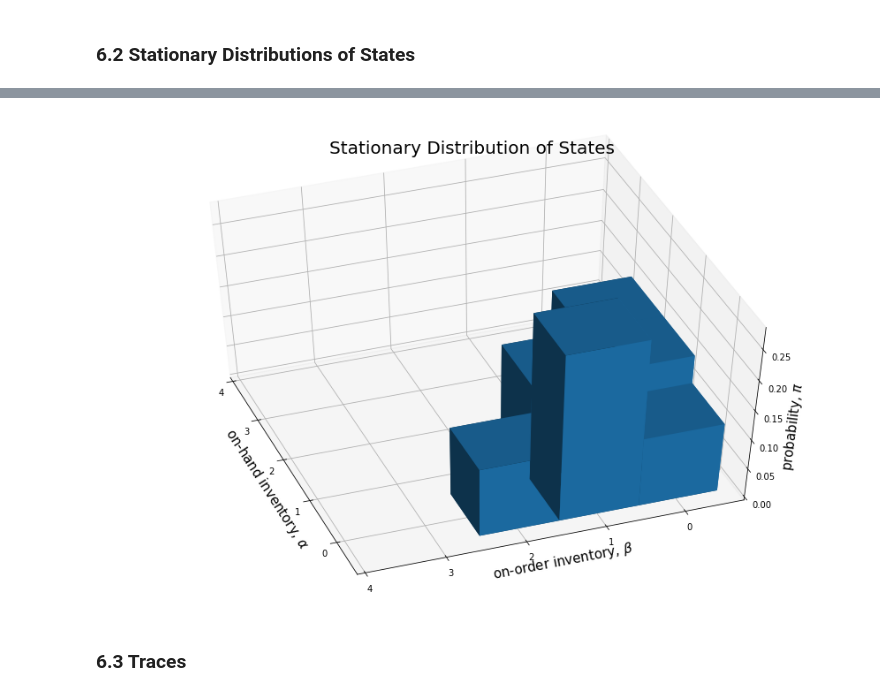
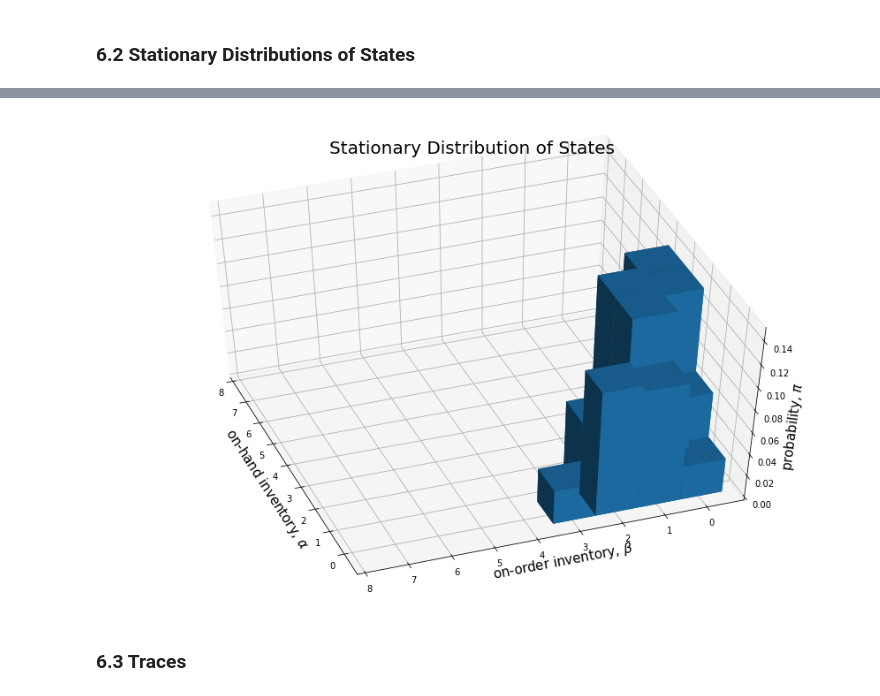
Before and after one commit to LearnableLoopAI/portfolio2, a Jupyter notebook: _notebooks/2022-06-26-InventoryManagement2_PORT.ipynb, the cells around one changed output, grey strips where cells are left out. Drawn from its saved outputs; the diff is of its cells as text; code cells hidden in the pictures.

```diff
--- a/_notebooks/2022-06-26-InventoryManagement2_PORT.ipynb
+++ b/_notebooks/2022-06-26-InventoryManagement2_PORT.ipynb
@@ -706,18 +714,19 @@ class SimpleInventoryMRPFinite(FiniteMarkovRewardProcess[InventoryState]):
         for alpha in range(self.capacity + 1): #alpha 0 to C
             for beta in range(self.capacity + 1 - alpha): #beta 0 to C - alpha
                 state = InventoryState(alpha, beta)
+                #eq (4.3), (4.4)
                 ip = state.inventory_position()
                 beta1 = self.capacity - ip
                 base_reward = - self.holding_cost*state.on_hand
                 state_reward_probs_map: Dict[Tuple[InventoryState, float], float] = {
                     (InventoryState(ip - i, beta1), base_reward):
-                    self.poisson_distr.pmf(i) for i in range(ip)
+                    self.poisson_distr.pmf(i) for i in range(ip) #i 0 to ip-1
                 }
-                probability = 1 - self.poisson_distr.cdf(ip - 1)
+                prob = 1 - self.poisson_distr.cdf(ip - 1) #. changed probability to prob
                 reward = base_reward - self.stockout_cost*\
-                    (probability*(self.poisson_lambda - ip) +
+                    (prob*(self.poisson_lambda - ip) +
                     ip*self.poisson_distr.pmf(ip))
-                state_reward_probs_map[(InventoryState(0, beta1), reward)] = probability
+                state_reward_probs_map[(InventoryState(0, beta1), reward)] = prob
                 d[state] = Categorical(state_reward_probs_map)
         return d
 # %% [markdown]
@@ -806,2 +741,14 @@ From State InventoryState(on_hand=2, on_order=0):
+# %%
+item_capacity = 3
+item_poisson_lambda = 1.0
+item_holding_cost = 1.0
+item_stockout_cost = 10.0
+item_gamma = 0.9
+si_mrp = SimpleInventoryMRPFinite(
+    capacity=item_capacity,
+    poisson_lambda=item_poisson_lambda,
+    holding_cost=item_holding_cost,
+    stockout_cost=item_stockout_cost
+)
 # %% [markdown]
 ## 6 Visualization
@@ -866,42 +943,35 @@ x3, y3, dz = [list(tup) for tup in zip(*list_of_tuples)]; x3, y3, dz
 # %%
-from mpl_toolkits.mplot3d import axes3d
-import matplotlib.pyplot as plt
-import numpy as np
-from matplotlib import style
-# style.use('ggplot')
-import matplotlib.ticker as ticker
-
 fig = plt.figure(figsize=(15, 10))
 ax1 = fig.add_subplot(111, projection='3d')
 
-list_of_tuples = [(ist[0].on_hand, ist[0].on_order, ist[1]) for ist in si_mrp.get_stationary_distribution()]; #list_of_tuples
+list_of_tuples = [(el[0].on_hand, el[0].on_order, el[1]) for el in si_mrp.get_stationary_distribution()]; #list_of_tuples
 x3, y3, dz = [list(tup) for tup in zip(*list_of_tuples)]; x3, y3, dz
 
 # x3 = [0, 1, 2, 1, 0, 0]
 # y3 = [0, 1, 0, 0, 2, 1]
 n = len(dz)
 z3 = np.zeros(n)
 dx = np.ones(n)
 dy = np.ones(n)
 # dz = [0.117, 0.162, 0.162, 0.162, 0.117, 0.279]
 
 ax1.bar3d(x3, y3, z3, dx, dy, dz)
 
 ax1.set_xticks([e+0.5 for e in range(n - 1)])
 ax1.set_xticklabels(range(n - 1))
 ax1.set_xlabel(r'on-hand inventory, $\alpha$', fontsize=15)
 
 ax1.set_yticks([e+0.5 for e in range(n - 1)])
 ax1.set_yticklabels(range(n - 1))
 ax1.set_ylabel(r'on-order inventory, $\beta$', fontsize=15)
 
 ax1.set_zlabel(r'probability, $\pi$', fontsize=15)
 ax1.set_title('Stationary Distribution of States', fontsize=20)
 ax1.view_init(ax1.elev + 20, -200)
 # ax.elev + 10, -160
 plt.show()
 # %% [output]
-[figure, old version]
+[figure, new version]
 # %% [markdown]
 ### 6.3 Traces
 # %% [markdown]
```
Also changed, not shown: parts of 40 cells of this notebook.
